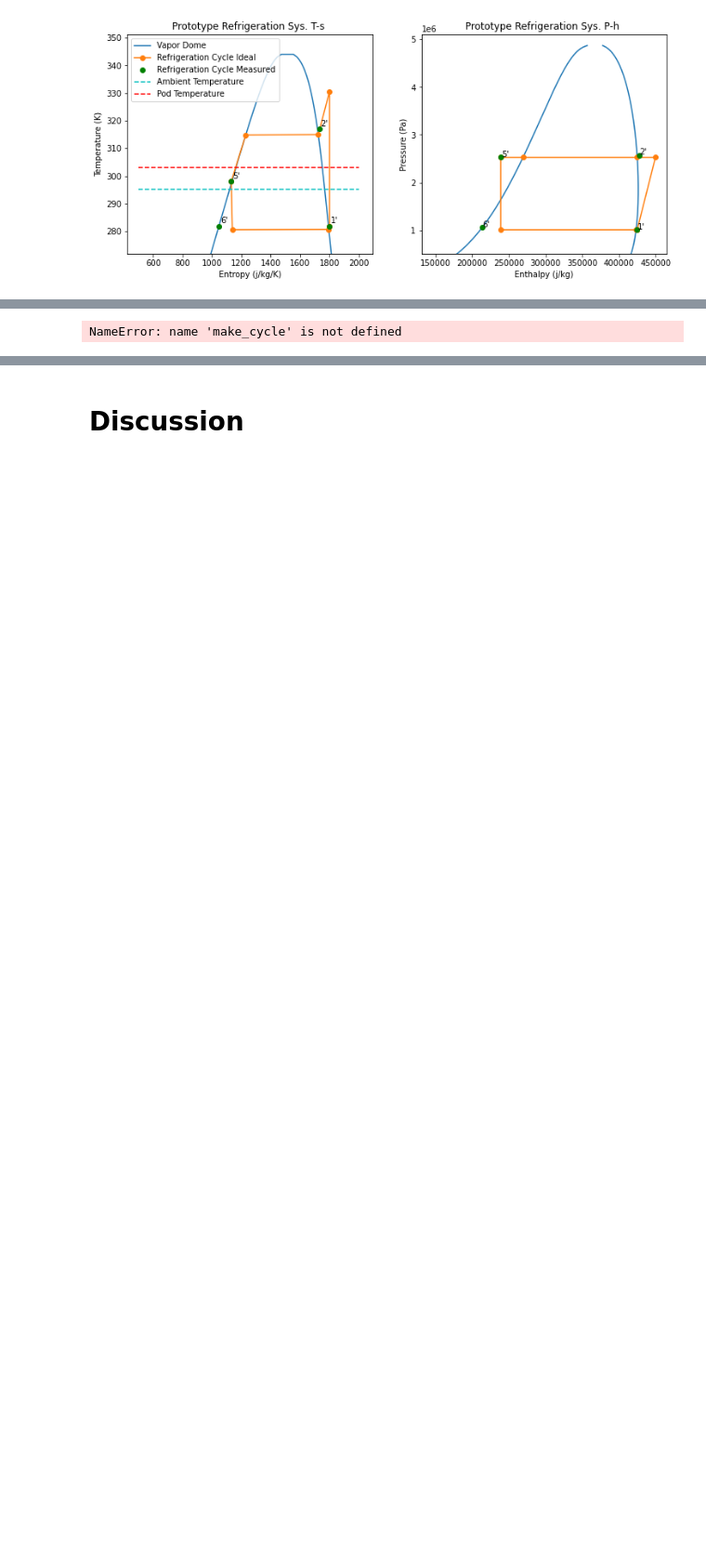
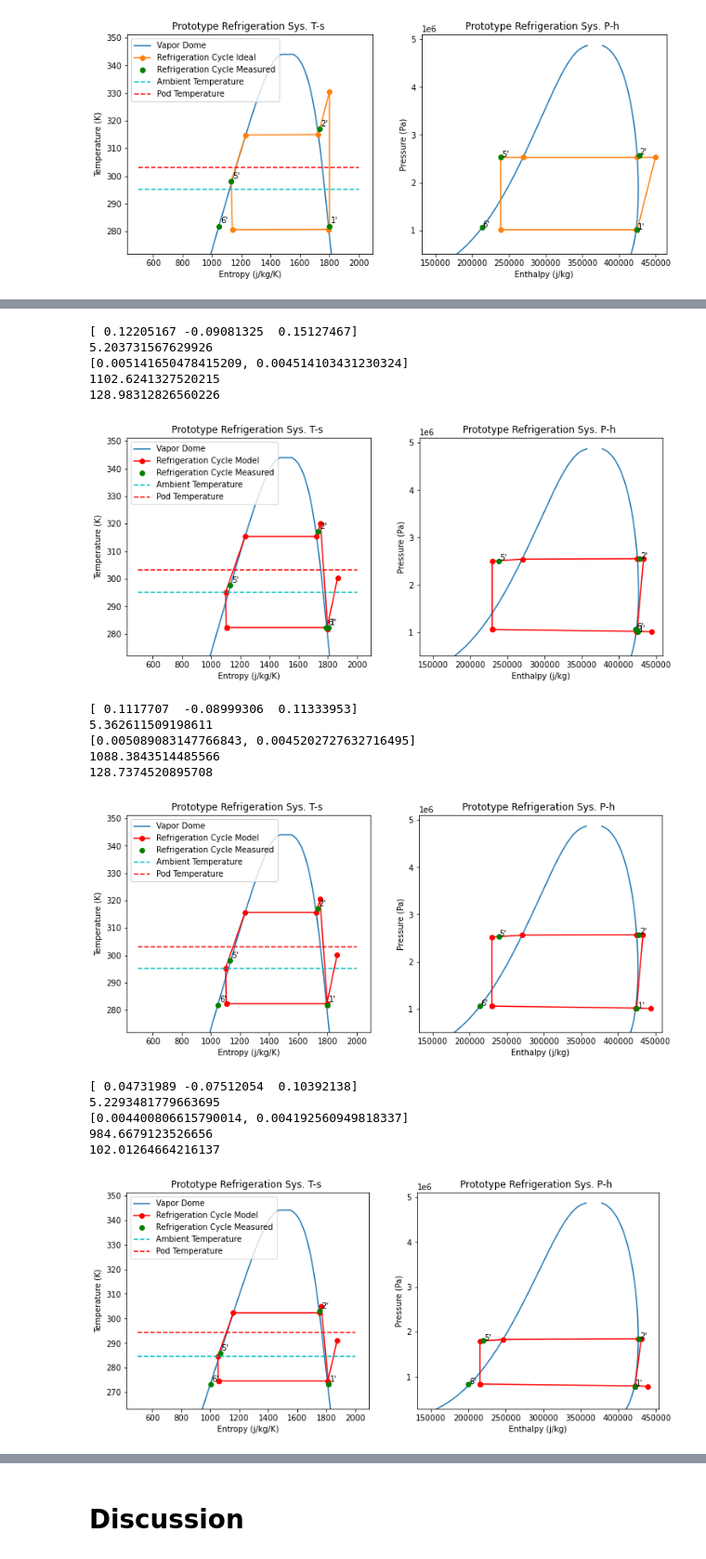
Before and after one commit to ChaseKlewicki/VCRC, a Jupyter notebook: Pod Prototype Thermal Management System Testing 01-2021 to 03-2021.ipynb, the cells around one changed output, grey strips where cells are left out. Shown at 93% size. Cells and saved outputs as stored; diff of their text form; code cells hidden in the pictures; blank space fills up the shorter version.

```diff
--- a/Pod Prototype Thermal Management System Testing 01-2021 to 03-2021.ipynb
+++ b/Pod Prototype Thermal Management System Testing 01-2021 to 03-2021.ipynb
@@ -236,40 +292,55 @@ converged
 # %%
+
 modelData = pd.DataFrame()
-RPM = [5000, 3550, 3550, 3550, 3550, 3550, 3550, 3550, 3550, 3550]
 
 for index, row in experimentalData.iterrows():
 
     Inputs = np.array([row['Total Heat Load (W)'],
                        row['Ambient T (K)'],
                        row['Pod T (K)'],
                        row['Wind Tunnel Velocity (m/s)'],
-                       row['P (Pa)'][1],
-                       row['P (Pa)'][0] + 5e4
                       ])
 
-    Param = np.array([])
+    Param = np.array([3550])
 
-    [ P, T, h, s, abcissa, m_dot, Q_L, Q_H, W, Deficit] = make_cycle([3000, 1],
+    [ P, T, h, s, abcissa, m_dot, Q_L, Q_H, W, Deficit] = make_cycle([row['P (Pa)'][1], row['P (Pa)'][0] + 5e4, 1],
                                                                          Inputs,
                                                                          Param)
 
     modelData = modelData.append(pd.DataFrame({'P (Pa)': [P], 'T (K)': [T], 'h (j/kg)': [h], 's (j/kg K)': [s], 'abcissa': [abcissa],
                                   'mass flux (kg/s)': [m_dot], 'Evaporator Heat transfer (W)': Q_L, 'Condenser Heat transfer (W)': Q_H, 'Compressor Work (W)': W,
                                   'Deficits': [Deficit]}))
 
     print(Deficit)
     print(experimentalData.iloc[index]['Wind Tunnel Velocity (m/s)'])
     print(m_dot)
     print(Q_L)
     print(W)
 
 
 
     thermodynamic_plots(experimentalData.iloc[index], modelData.iloc[index], lgnd = ['Vapor Dome', 'Refrigeration Cycle Model',
                         'Refrigeration Cycle Measured', 'Ambient Temperature',
                        'Pod Temperature'], annotate = True, color ='r')
 
 
 modelData = modelData.reset_index()
 # %% [output]
-NameError: name 'make_cycle' is not defined
+[ 0.12205167 -0.09081325  0.15127467]
+5.203731567629926
+[0.005141650478415209, 0.004514103431230324]
+1102.6241327520215
+128.98312826560226
+[figure, added]
+[ 0.1117707  -0.08999306  0.11333953]
+5.362611509198611
+[0.005089083147766843, 0.0045202727632716495]
+1088.3843514485566
+128.7374520895708
+[figure, added]
+[ 0.04731989 -0.07512054  0.10392138]
+5.2293481779663695
+[0.004400806615790014, 0.004192560949818337]
+984.6679123526656
+102.01264664216137
+[figure, added]
```
Also changed, not shown: parts of 6 cells of this notebook, 15 other files.
